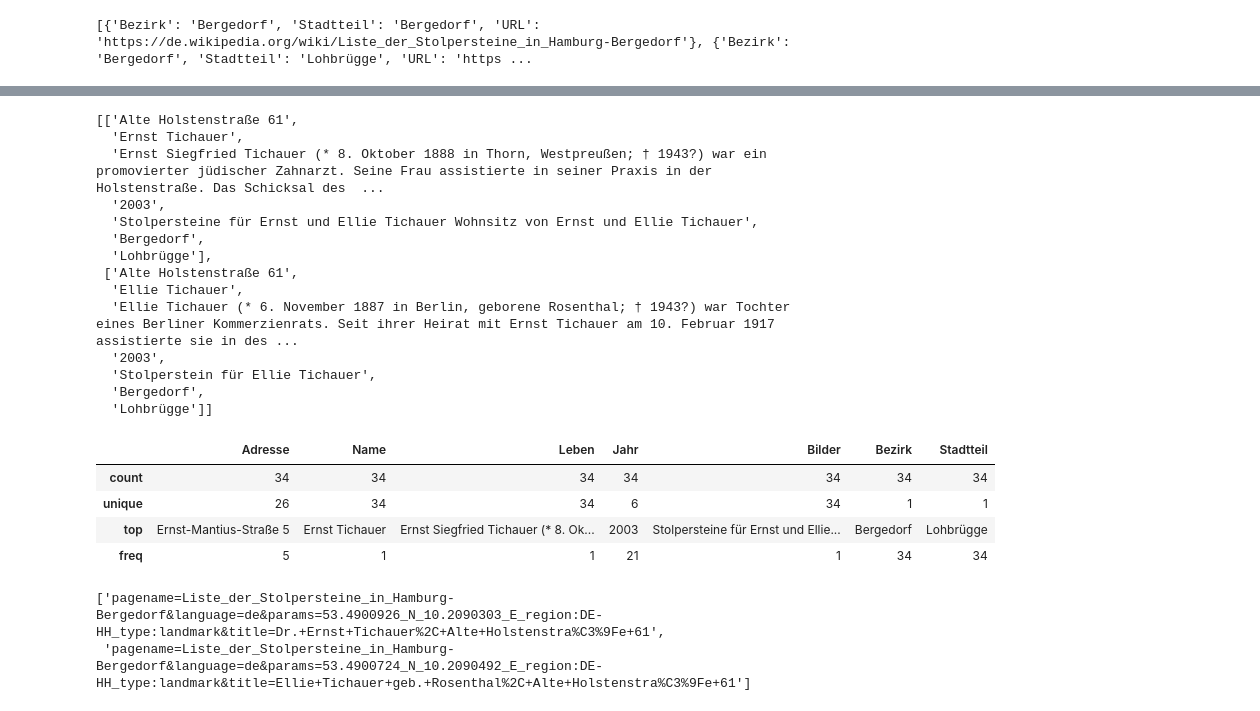
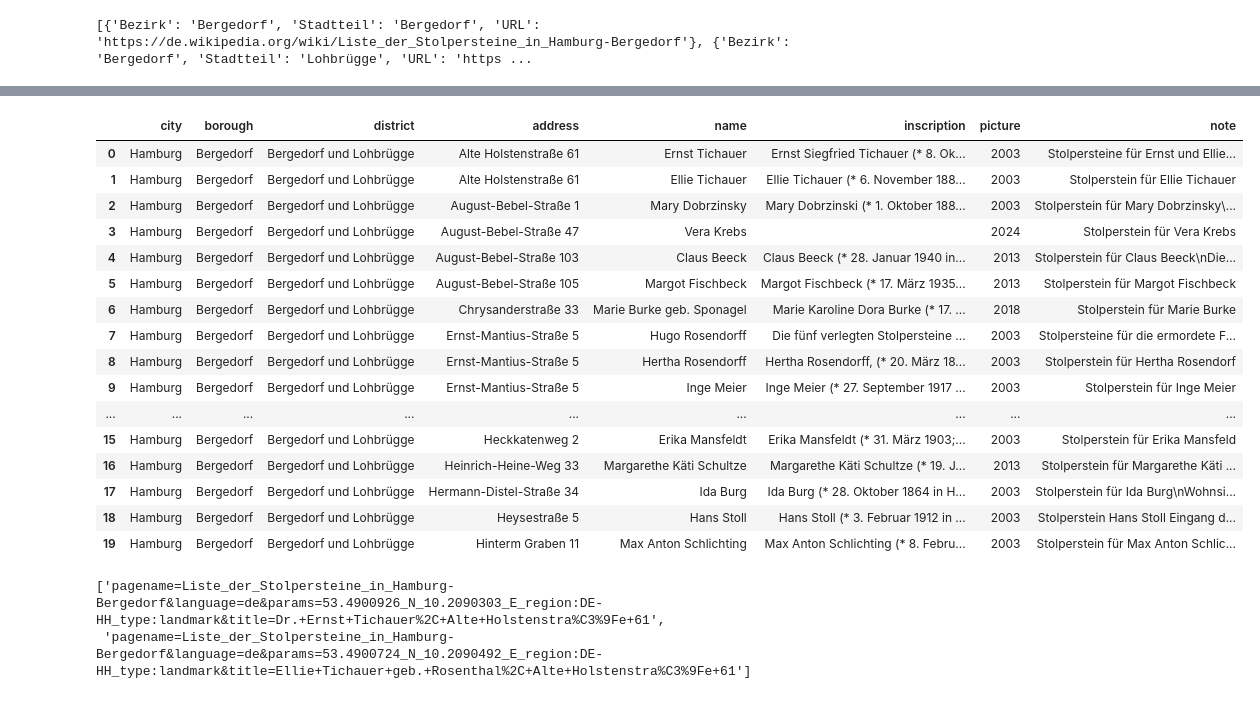
Before and after one commit to LisaMEckardt/project2, a Jupyter notebook: docs/scraping-wiki-stolpersteine-2.ipynb, the cells around one changed output, grey strips where cells are left out. Saved outputs shown, nothing was run; the diff lists cells and outputs as text; code cells hidden in the pictures.

```diff
--- a/docs/scraping-wiki-stolpersteine-2.ipynb
+++ b/docs/scraping-wiki-stolpersteine-2.ipynb
@@ -199,18 +190,18 @@ df.head()
 # %%
 ## len should be 2, but the tables are the same (both boroughs are in one table, have the same link)
 
-boroughs_bergedorf = []
+districts_bergedorf = []
 
 for cell in bergedorf.select("a"):
-    stadtteil = cell.text.strip()
+    district = cell.text.strip()
     url = "https://de.wikipedia.org" + cell["href"]
-    boroughs_bergedorf.append({
+    districts_bergedorf.append({
         'Bezirk' : 'Bergedorf',
-        'Stadtteil' : stadtteil,
+        'Stadtteil' : district,
         'URL' : url
     })
 
-print(boroughs_bergedorf)
+print(districts_bergedorf)
 # %% [output]
 [{'Bezirk': 'Bergedorf', 'Stadtteil': 'Bergedorf', 'URL': 'https://de.wikipedia.org/wiki/Liste_der_Stolpersteine_in_Hamburg-Bergedorf'}, {'Bezirk': 'Bergedorf', 'Stadtteil': 'Lohbrügge', 'URL': 'https ...
 # %%
@@ -254,43 +223,37 @@ columns
 # %%
-for b in boroughs_bergedorf:
-    b['Table'] = b_table
-    row_els = b_table.select("tr")[1:]
-    rows = []
-    for row in row_els:
-        cells = []
-        for cell in row.select("td"):
-            cells.append(cell.text.strip())
-        cells.append(b['Bezirk'])
-        cells.append(b['Stadtteil'])
-        rows.append(cells)
-rows[:2]
+districts_bergedorf
+
+addresslist, namelist, inscriptionlist, picturelist, notelist = [],[],[],[],[]
+
+
+for row in table_list[0].select('tr')[1:]:
+    cells = row.select("td")
+    addresslist.append(cells[0].text.strip())
+    namelist.append(cells[1].text.strip())
+    inscriptionlist.append(cells[2].text.strip())
+    picturelist.append(cells[3].text.strip())
+    notelist.append(cells[4].text.strip())
-# %% [output]
-[['Alte Holstenstraße 61',
-  'Ernst Tichauer',
-  'Ernst Siegfried Tichauer (* 8. Oktober 1888 in Thorn, Westpreußen; † 1943?) war ein promovierter jüdischer Zahnarzt. Seine Frau assistierte in seiner Praxis in der Holstenstraße. Das Schicksal des  ...
-  '2003',
-  'Stolpersteine für Ernst und Ellie Tichauer Wohnsitz von Ernst und Ellie Tichauer',
-  'Bergedorf',
-  'Lohbrügge'],
- ['Alte Holstenstraße 61',
-  'Ellie Tichauer',
-  'Ellie Tichauer (* 6. November 1887 in Berlin, geborene Rosenthal; † 1943?) war Tochter eines Berliner Kommerzienrats. Seit ihrer Heirat mit Ernst Tichauer am 10. Februar 1917 assistierte sie in des ...
-  '2003',
-  'Stolperstein für Ellie Tichauer',
-  'Bergedorf',
-  'Lohbrügge']]
 # %%
-## has extra column for year
-## count should be 34
-
-df = pd.DataFrame(rows, columns=columns)
-df.describe()
+df = pd.DataFrame({'city' : 'Hamburg', 'borough' : 'Bergedorf', 'district' : 'Bergedorf und Lohbrügge', 'address': addresslist, 'name': namelist, 'inscription': inscriptionlist, 'picture' : picturelist, 'note' : notelist})
+df.head(20)
 # %% [output]
-|  | Adresse | Name | Leben | Jahr | Bilder | Bezirk | Stadtteil |
-| count | 34 | 34 | 34 | 34 | 34 | 34 | 34 |
-| unique | 26 | 34 | 34 | 6 | 34 | 1 | 1 |
-| top | Ernst-Mantius-Straße 5 | Ernst Tichauer | Ernst Siegfried Tichauer (* 8. Ok... | 2003 | Stolpersteine für Ernst und Ellie... | Bergedorf | Lohbrügge |
-| freq | 5 | 1 | 1 | 21 | 1 | 34 | 34 |
+|  | city | borough | district | address | name | inscription | picture | note |
+| 0 | Hamburg | Bergedorf | Bergedorf und Lohbrügge | Alte Holstenstraße 61 | Ernst Tichauer | Ernst Siegfried Tichauer (* 8. Ok... | 2003 | Stolpersteine für Ernst und Ellie... |
+| 1 | Hamburg | Bergedorf | Bergedorf und Lohbrügge | Alte Holstenstraße 61 | Ellie Tichauer | Ellie Tichauer (* 6. November 188... | 2003 | Stolperstein für Ellie Tichauer |
+| 2 | Hamburg | Bergedorf | Bergedorf und Lohbrügge | August-Bebel-Straße 1 | Mary Dobrzinsky | Mary Dobrzinski (* 1. Oktober 188... | 2003 | Stolperstein für Mary Dobrzinsky\... |
+| 3 | Hamburg | Bergedorf | Bergedorf und Lohbrügge | August-Bebel-Straße 47 | Vera Krebs |  | 2024 | Stolperstein für Vera Krebs |
+| 4 | Hamburg | Bergedorf | Bergedorf und Lohbrügge | August-Bebel-Straße 103 | Claus Beeck | Claus Beeck (* 28. Januar 1940 in... | 2013 | Stolperstein für Claus Beeck\nDie... |
+| 5 | Hamburg | Bergedorf | Bergedorf und Lohbrügge | August-Bebel-Straße 105 | Margot Fischbeck | Margot Fischbeck (* 17. März 1935... | 2013 | Stolperstein für Margot Fischbeck |
+| 6 | Hamburg | Bergedorf | Bergedorf und Lohbrügge | Chrysanderstraße 33 | Marie Burke geb. Sponagel | Marie Karoline Dora Burke (* 17. ... | 2018 | Stolperstein für Marie Burke |
+| 7 | Hamburg | Bergedorf | Bergedorf und Lohbrügge | Ernst-Mantius-Straße 5 | Hugo Rosendorff | Die fünf verlegten Stolpersteine ... | 2003 | Stolpersteine für die ermordete F... |
+| 8 | Hamburg | Bergedorf | Bergedorf und Lohbrügge | Ernst-Mantius-Straße 5 | Hertha Rosendorff | Hertha Rosendorff, (* 20. März 18... | 2003 | Stolperstein für Hertha Rosendorf |
+| 9 | Hamburg | Bergedorf | Bergedorf und Lohbrügge | Ernst-Mantius-Straße 5 | Inge Meier | Inge Meier (* 27. September 1917 ... | 2003 | Stolperstein für Inge Meier |
+| ... | ... | ... | ... | ... | ... | ... | ... | ... |
+| 15 | Hamburg | Bergedorf | Bergedorf und Lohbrügge | Heckkatenweg 2 | Erika Mansfeldt | Erika Mansfeldt (* 31. März 1903;... | 2003 | Stolperstein für Erika Mansfeld |
+| 16 | Hamburg | Bergedorf | Bergedorf und Lohbrügge | Heinrich-Heine-Weg 33 | Margarethe Käti Schultze | Margarethe Käti Schultze (* 19. J... | 2013 | Stolperstein für Margarethe Käti ... |
+| 17 | Hamburg | Bergedorf | Bergedorf und Lohbrügge | Hermann-Distel-Straße 34 | Ida Burg | Ida Burg (* 28. Oktober 1864 in H... | 2003 | Stolperstein für Ida Burg\nWohnsi... |
+| 18 | Hamburg | Bergedorf | Bergedorf und Lohbrügge | Heysestraße 5 | Hans Stoll | Hans Stoll (* 3. Februar 1912 in ... | 2003 | Stolperstein Hans Stoll Eingang d... |
+| 19 | Hamburg | Bergedorf | Bergedorf und Lohbrügge | Hinterm Graben 11 | Max Anton Schlichting | Max Anton Schlichting (* 8. Febru... | 2003 | Stolperstein für Max Anton Schlic... |
 # %%
 from urllib.parse import urlparse, urlunparse
 
```
Also changed, not shown: parts of 108 cells of this notebook.
